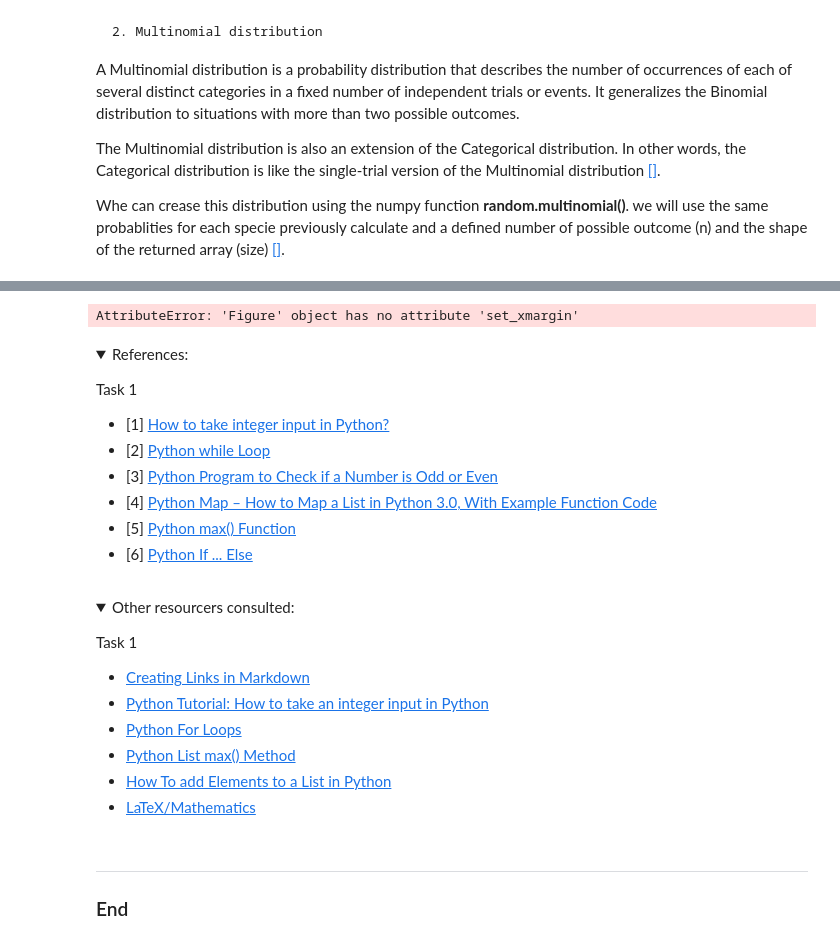
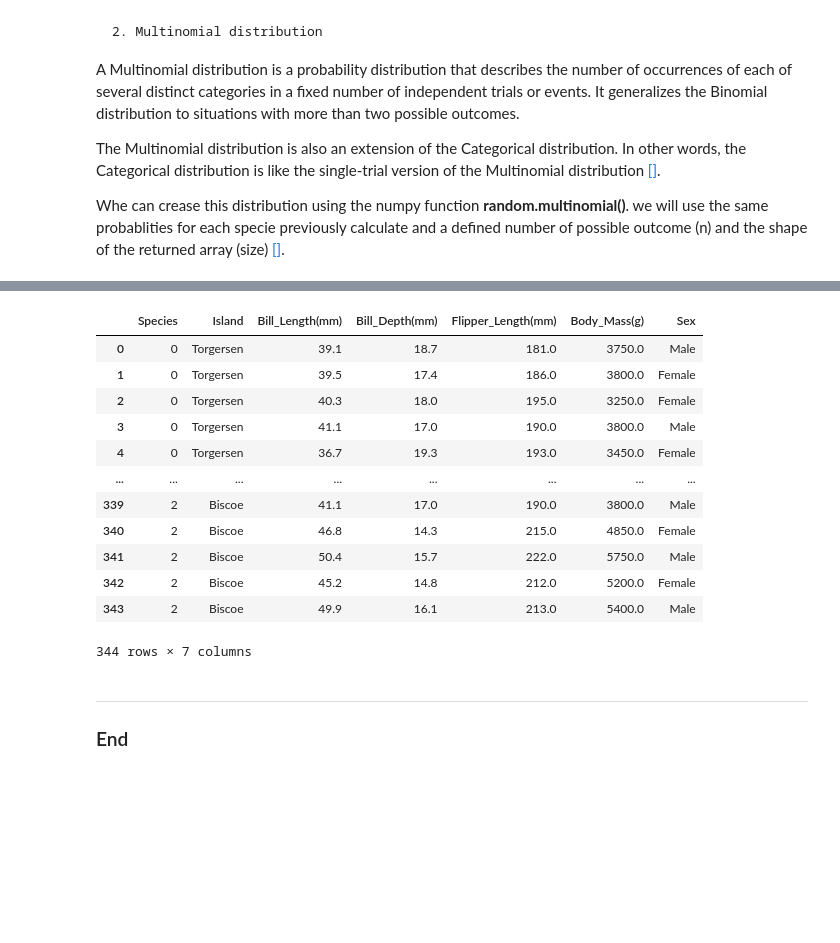
Before and after one commit to Cecilia8989/fund_data_analysis, a Jupyter notebook: task.ipynb, the cells around one changed output, grey strips where cells are left out. Drawn from its saved outputs; the diff is of its cells as text; code cells hidden in the pictures; folded sections open; blank space fills up the shorter version.

```diff
--- a/task.ipynb
+++ b/task.ipynb
@@ -1048,35 +945,19 @@ plt.show()
-# %%
-qqplot = sm.qqplot(df["Body_Mass(g)"], line='45', fit=True, dist=stats.norm, ax=ax)
-#stats.probplot(df["Body_Mass(g)"], dist="norm", plot=plt)
-ax.title("Q-Q Plot")
-ax.xlabel("Theoretical Quantiles")
-ax.ylabel("Sample Quantiles")
-# %% [output]
-AttributeError: 'Figure' object has no attribute 'set_xmargin'
-# %% [markdown]
-<details>
-       <summary>References:</summary>
-              <p>
-
-Task 1
-- [1] [How to take integer input in Python?](https://www.geeksforgeeks.org/how-to-take-integer-input-in-python/)
-- [2] [Python while Loop](https://www.programiz.com/python-programming/while-loop)
-- [3] [Python Program to Check if a Number is Odd or Even](https://www.toppr.com/guides/python-guide/examples/python-examples/python-program-to-check-if-a-number-is-odd-or-even/)
-- [4] [Python Map – How to Map a List in Python 3.0, With Example Function Code](https://www.freecodecamp.org/news/python-map-function-how-to-map-a-list-in-python-3-0-with-example-code/)
-- [5] [Python max() Function](https://www.w3schools.com/python/ref_func_max.asp)
-- [6] [Python If ... Else](https://www.w3schools.com/python/python_conditions.asp)
-# %% [markdown]
-<details>
-    <summary>Other resourcers consulted:</summary>
-           <p>
-
-Task 1
-- [Creating Links in Markdown](https://anvilproject.org/guides/content/creating-links)
-- [Python Tutorial: How to take an integer input in Python](https://pieriantraining.com/python-tutorial-how-to-take-an-integer-input-in-python/)
-- [Python For Loops](https://www.w3schools.com/python/python_for_loops.asp)
-- [Python List max() Method](https://www.tutorialspoint.com/python/list_max.htm)
-- [How To add Elements to a List in Python](https://www.digitalocean.com/community/tutorials/python-add-to-list)
-- [LaTeX/Mathematics](ttps://en.wikibooks.org/wiki/LaTeX/Mathematics)
+# %%
+df
+# %% [output]
+|  | Species | Island | Bill_Length(mm) | Bill_Depth(mm) | Flipper_Length(mm) | Body_Mass(g) | Sex |
+| 0 | 0 | Torgersen | 39.1 | 18.7 | 181.0 | 3750.0 | Male |
+| 1 | 0 | Torgersen | 39.5 | 17.4 | 186.0 | 3800.0 | Female |
+| 2 | 0 | Torgersen | 40.3 | 18.0 | 195.0 | 3250.0 | Female |
+| 3 | 0 | Torgersen | 41.1 | 17.0 | 190.0 | 3800.0 | Male |
+| 4 | 0 | Torgersen | 36.7 | 19.3 | 193.0 | 3450.0 | Female |
+| ... | ... | ... | ... | ... | ... | ... | ... |
+| 339 | 2 | Biscoe | 41.1 | 17.0 | 190.0 | 3800.0 | Male |
+| 340 | 2 | Biscoe | 46.8 | 14.3 | 215.0 | 4850.0 | Female |
+| 341 | 2 | Biscoe | 50.4 | 15.7 | 222.0 | 5750.0 | Male |
+| 342 | 2 | Biscoe | 45.2 | 14.8 | 212.0 | 5200.0 | Female |
+| 343 | 2 | Biscoe | 49.9 | 16.1 | 213.0 | 5400.0 | Male |
+344 rows × 7 columns
 # %% [markdown]
 ***
 ### End
```
Also changed, not shown: parts of 14 cells of this notebook, 2 other files.
